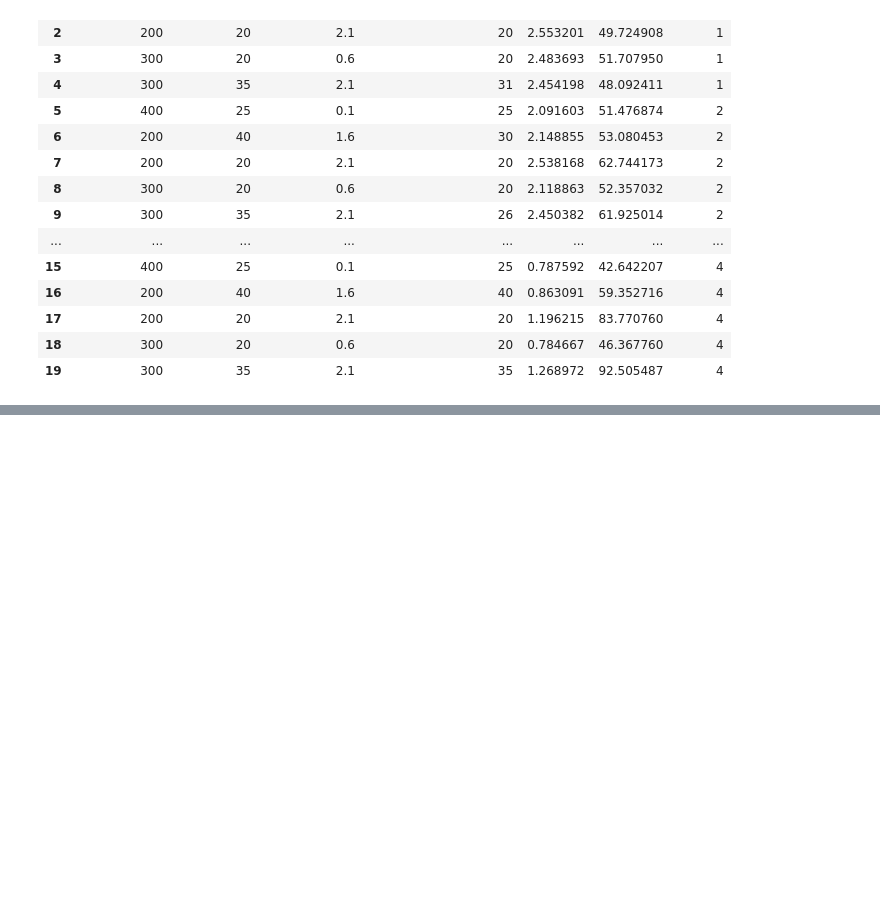
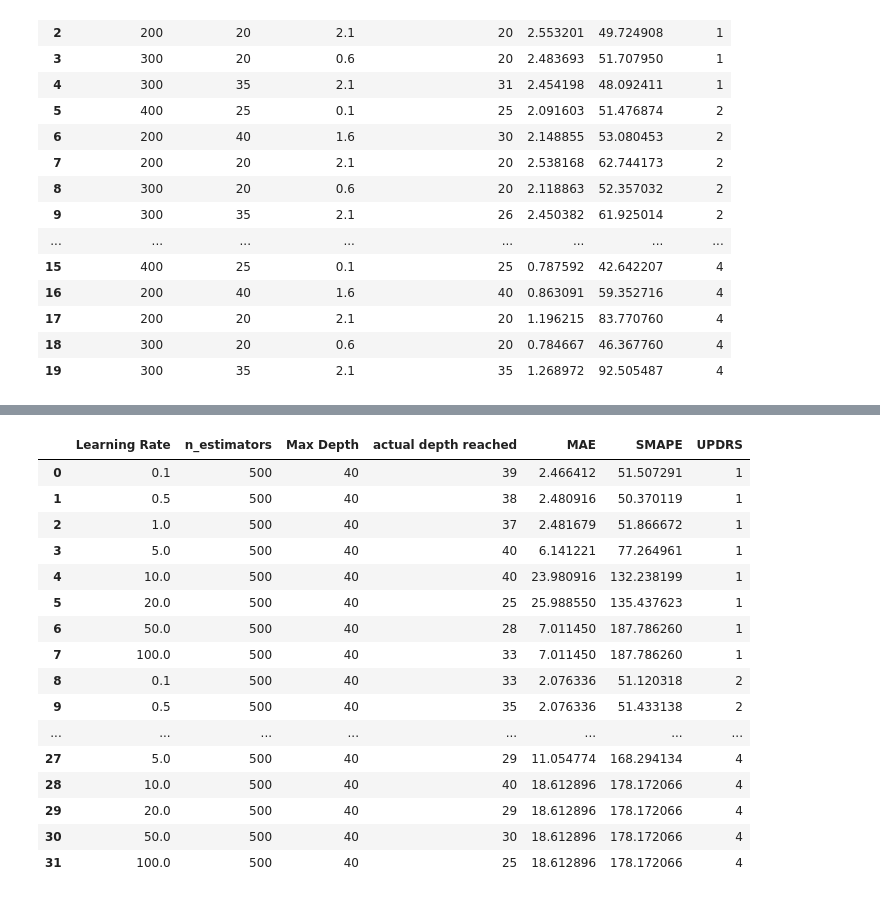
Before and after one commit to fan-yang-md/parkinsons_disease_progression_prediction, a Jupyter notebook: model_hypertuning.ipynb, the cells around one changed output, grey strips where cells are left out. Saved outputs shown, nothing was run; the diff lists cells and outputs as text; code cells hidden in the pictures; blank space fills up the shorter version.

Commit message:
adaboost regressor parameters final

```diff
--- a/model_hypertuning.ipynb
+++ b/model_hypertuning.ipynb
@@ -686,11 +684,11 @@ def smape_score(actual, predicted):
     return sum/len(actual)*100
 # %%
 
-params = {'n_estimators': np.arange(100,500,100),
+params = {'n_estimators': [100,250,500,750,1000],
                  'max_depth': np.arange(20,50,5),
-                 'learning_rate': np.arange(0.1,3,0.5)}
+                 'learning_rate': np.arange(0.1,3,0.2)}
 
-random_params = list(ParameterSampler(params, n_iter=5, random_state=0))
+random_params = list(ParameterSampler(params, n_iter=5, random_state=2))
 
 random_params
 # %% [output]
@@ -855,4 +783,6 @@ ada_df
 | 17 | 200 | 20 | 2.1 | 20 | 1.196215 | 83.770760 | 4 |
 | 18 | 300 | 20 | 0.6 | 20 | 0.784667 | 46.367760 | 4 |
 | 19 | 300 | 35 | 2.1 | 35 | 1.268972 | 92.505487 | 4 |
+# %%
+learning_rates = [0.1,0.5,1,5,10,20,50,100]
 # %%
@@ -894,0 +855,4 @@ xgb_df
+# %%
+learning_rate_df = pd.DataFrame()
+learning_rate_df['Learning Rate'] = learning_rates
+learning_rate_df
@@ -894,0 +869,34 @@ xgb_df
+# %%
+
+ada_df1 = pd.concat([learning_rate_df, learning_rate_df, learning_rate_df, learning_rate_df], ignore_index=True)
+ada_df1['n_estimators'] = 500
+ada_df1['Max Depth'] = 40
+ada_df1['actual depth reached'] = actual_depth_ada
+ada_df1['MAE'] = mae_list_ada
+ada_df1['SMAPE'] = smape_list_ada
+ada_df1['UPDRS'] = ""
+ada_df1.loc[:7, 'UPDRS']=1
+ada_df1.loc[8:15, 'UPDRS']=2
+ada_df1.loc[16:23, 'UPDRS']=3
+ada_df1.loc[24:, 'UPDRS']=4
+
+
+ada_df1
+# %% [output]
+|  | Learning Rate | n_estimators | Max Depth | actual depth reached | MAE | SMAPE | UPDRS |
+| 0 | 0.1 | 500 | 40 | 39 | 2.466412 | 51.507291 | 1 |
+| 1 | 0.5 | 500 | 40 | 38 | 2.480916 | 50.370119 | 1 |
+| 2 | 1.0 | 500 | 40 | 37 | 2.481679 | 51.866672 | 1 |
+| 3 | 5.0 | 500 | 40 | 40 | 6.141221 | 77.264961 | 1 |
+| 4 | 10.0 | 500 | 40 | 40 | 23.980916 | 132.238199 | 1 |
+| 5 | 20.0 | 500 | 40 | 25 | 25.988550 | 135.437623 | 1 |
+| 6 | 50.0 | 500 | 40 | 28 | 7.011450 | 187.786260 | 1 |
+| 7 | 100.0 | 500 | 40 | 33 | 7.011450 | 187.786260 | 1 |
+| 8 | 0.1 | 500 | 40 | 33 | 2.076336 | 51.120318 | 2 |
+| 9 | 0.5 | 500 | 40 | 35 | 2.076336 | 51.433138 | 2 |
+| ... | ... | ... | ... | ... | ... | ... | ... |
+| 27 | 5.0 | 500 | 40 | 29 | 11.054774 | 168.294134 | 4 |
+| 28 | 10.0 | 500 | 40 | 40 | 18.612896 | 178.172066 | 4 |
+| 29 | 20.0 | 500 | 40 | 29 | 18.612896 | 178.172066 | 4 |
+| 30 | 50.0 | 500 | 40 | 30 | 18.612896 | 178.172066 | 4 |
+| 31 | 100.0 | 500 | 40 | 25 | 18.612896 | 178.172066 | 4 |
```
Also changed, not shown: parts of 25 cells of this notebook.
